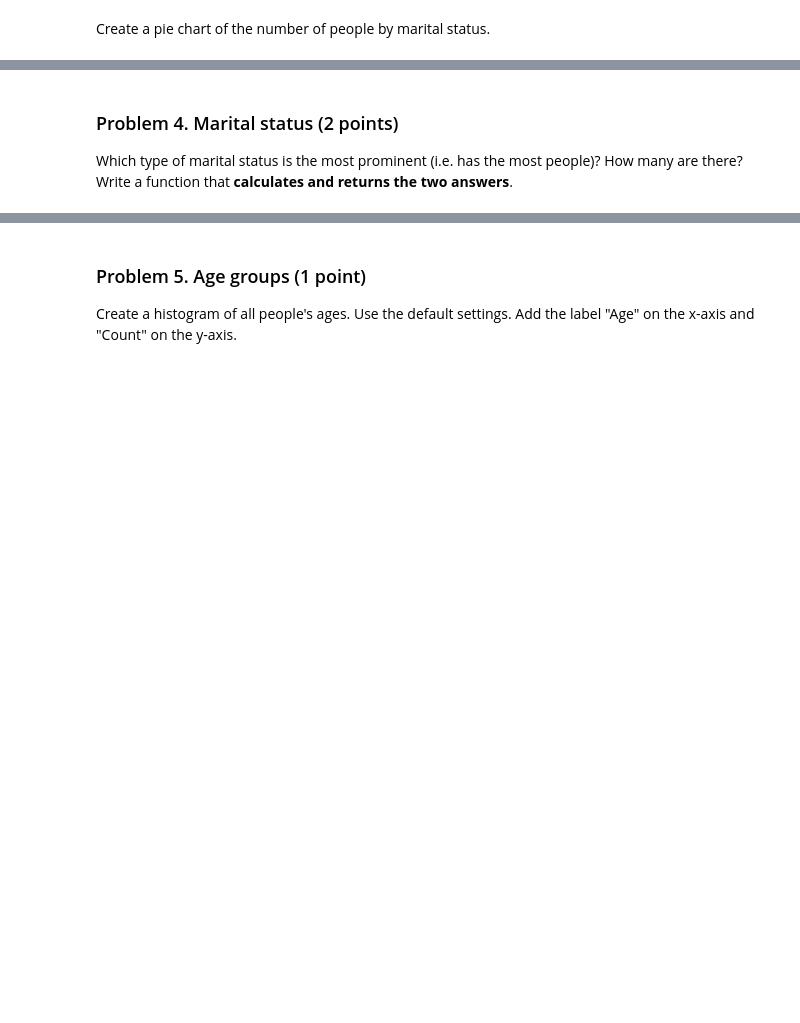
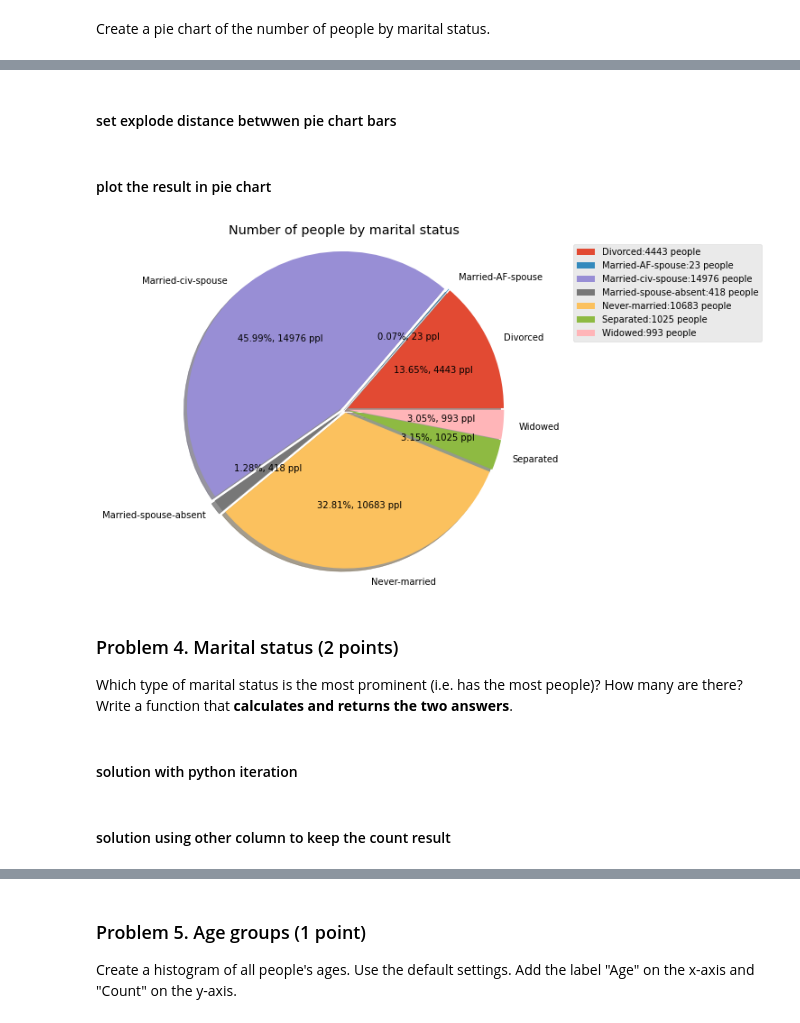
Before and after one commit to momchilantonov/SoftUni-DataScience-June-2021, a Jupyter notebook: Data Visualization and Exploratory Data Analysis/Data Visualization and EDA Lab.ipynb, the cells around one changed output, grey strips where cells are left out. Cells and saved outputs as stored; diff of their text form; code cells hidden in the pictures; blank space fills up the shorter version.

```diff
--- a/Data Visualization and Exploratory Data Analysis/Data Visualization and EDA Lab.ipynb
+++ b/Data Visualization and Exploratory Data Analysis/Data Visualization and EDA Lab.ipynb
@@ -148,0 +229,3 @@ raise NotImplementedError()
+# %%
+marital_stat_data = income_data.groupby("marital_stat").size().to_dict()
+marital_stat_data
@@ -148,0 +242,3 @@ raise NotImplementedError()
+# %%
+values = [value for value in marital_stat_data.values()]
+values
@@ -148,0 +249,3 @@ raise NotImplementedError()
+# %%
+labels = [label for label in marital_stat_data]
+labels
@@ -149,4 +260,35 @@ raise NotImplementedError()
+# %% [markdown]
+#### set explode distance betwwen pie chart bars
+# %%
+explode = [0.02 for _ in marital_stat_data.values()]
+# %% [markdown]
+#### plot the result in pie chart
+# %%
+plt.figure(1, figsize=(7,7))
+plt.subplot(1, 1, 1)
+plt.title('Number of people by marital status')
+plt.pie(
+    x=values,
+    labels=labels,
+    autopct=lambda p: f'{p:.2f}%, {(p * sum(values) / 100):.0f} ppl',
+    pctdistance=0.6,
+    labeldistance=1.1,
+    explode=explode,
+    shadow=True,
+    startangle=0,
+)
+plt.legend(
+    [f'{label}:{value} people' for label, value in marital_stat_data.items()],
+    loc=1,
+    bbox_to_anchor=(1, 0.5, 0.7, 0.5),
+)
+plt.axis("equal")
+plt.show()
+# %% [output]
+[figure, added]
 # %% [markdown]
 ### Problem 4. Marital status (2 points)
 Which type of marital status is the most prominent (i.e. has the most people)? How many are there? Write a function that **calculates and returns the two answers**.
+# %% [markdown]
+#### solution with python iteration
 # %%
@@ -158,0 +300,2 @@ def most_prominent_marital_status(dataframe):
+# %% [markdown]
+#### solution using other column to keep the count result
```
Also changed, not shown: parts of 54 cells of this notebook, 1 other file.
